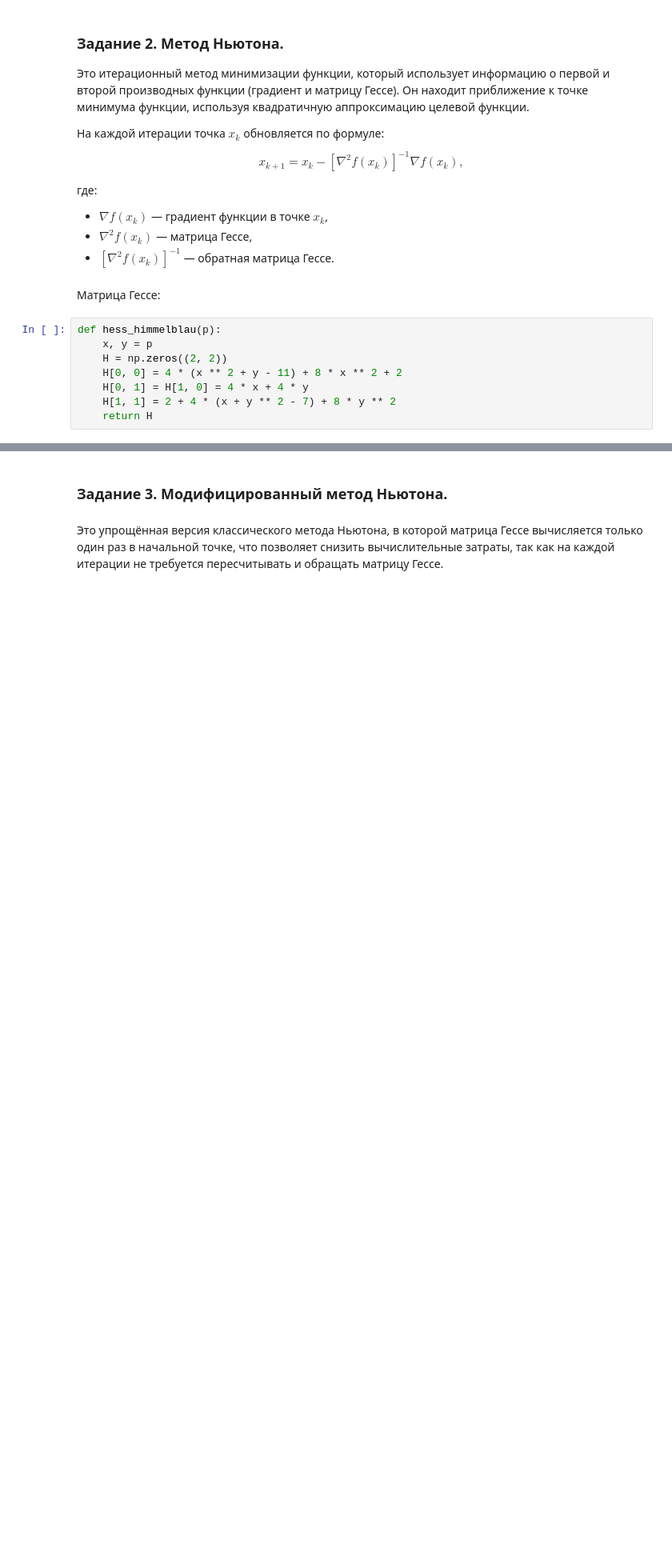
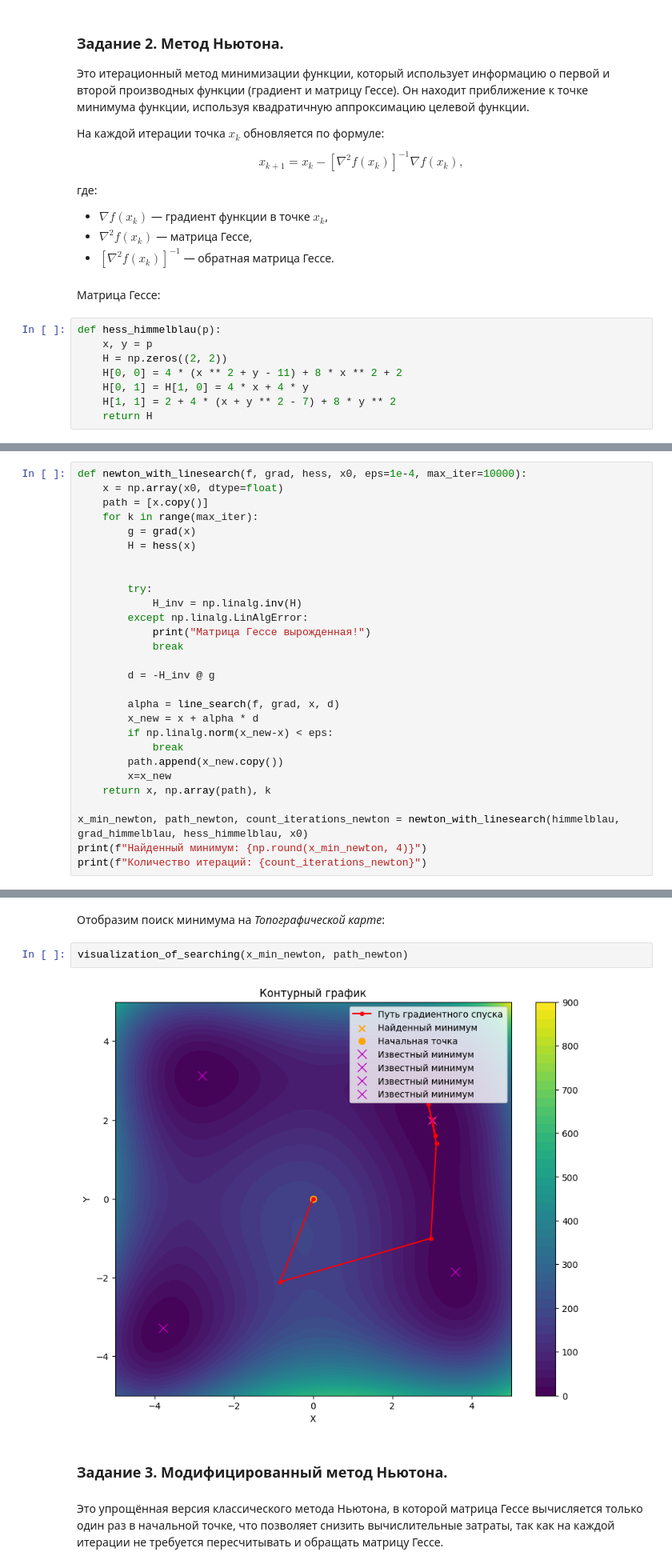
Before and after one commit to Kirill-Yurkov/MetOpt3, a Jupyter notebook: main.ipynb, the cells around one changed output, grey strips where cells are left out. Shown at 80% size. Drawn from its saved outputs; the diff is of its cells as text; blank space fills up the shorter version.

```diff
--- a/main.ipynb
+++ b/main.ipynb
@@ -201,0 +211,28 @@ def armijo(f, grad, x, p, alpha=10, beta=0.9, sigma=0.0001, max_iter=100):
+# %%
+def newton_with_linesearch(f, grad, hess, x0, eps=1e-4, max_iter=10000):
+    x = np.array(x0, dtype=float)
+    path = [x.copy()]
+    for k in range(max_iter):
+        g = grad(x)
+        H = hess(x)
+
+
+        try:
+            H_inv = np.linalg.inv(H)
+        except np.linalg.LinAlgError:
+            print("Матрица Гессе вырожденная!")
+            break
+
+        d = -H_inv @ g
+
+        alpha = line_search(f, grad, x, d)
+        x_new = x + alpha * d
+        if np.linalg.norm(x_new-x) < eps:
+            break
+        path.append(x_new.copy())
+        x=x_new
+    return x, np.array(path), k
+
+x_min_newton, path_newton, count_iterations_newton = newton_with_linesearch(himmelblau, grad_himmelblau, hess_himmelblau, x0)
+print(f"Найденный минимум: {np.round(x_min_newton, 4)}")
+print(f"Количество итераций: {count_iterations_newton}")
@@ -202,3 +242,9 @@ def armijo(f, grad, x, p, alpha=10, beta=0.9, sigma=0.0001, max_iter=100):
+# %% [markdown]
+Отобразим поиск минимума на *Топографической карте*:
+# %%
+visualization_of_searching(x_min_newton, path_newton)
+# %% [output]
+[figure, added]
 # %% [markdown]
 ### Задание 3. Модифицированный метод Ньютона.
 # %% [markdown]
```
Also changed, not shown: parts of 25 cells of this notebook, 3 other files.
